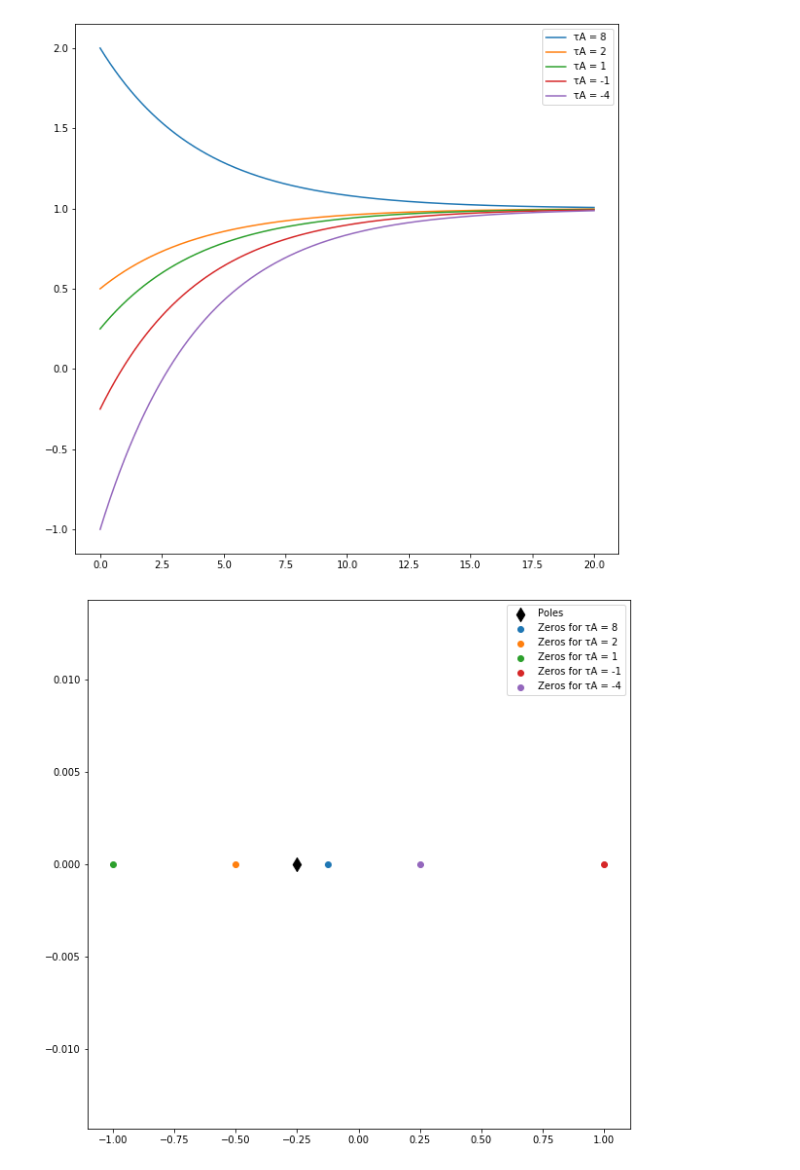
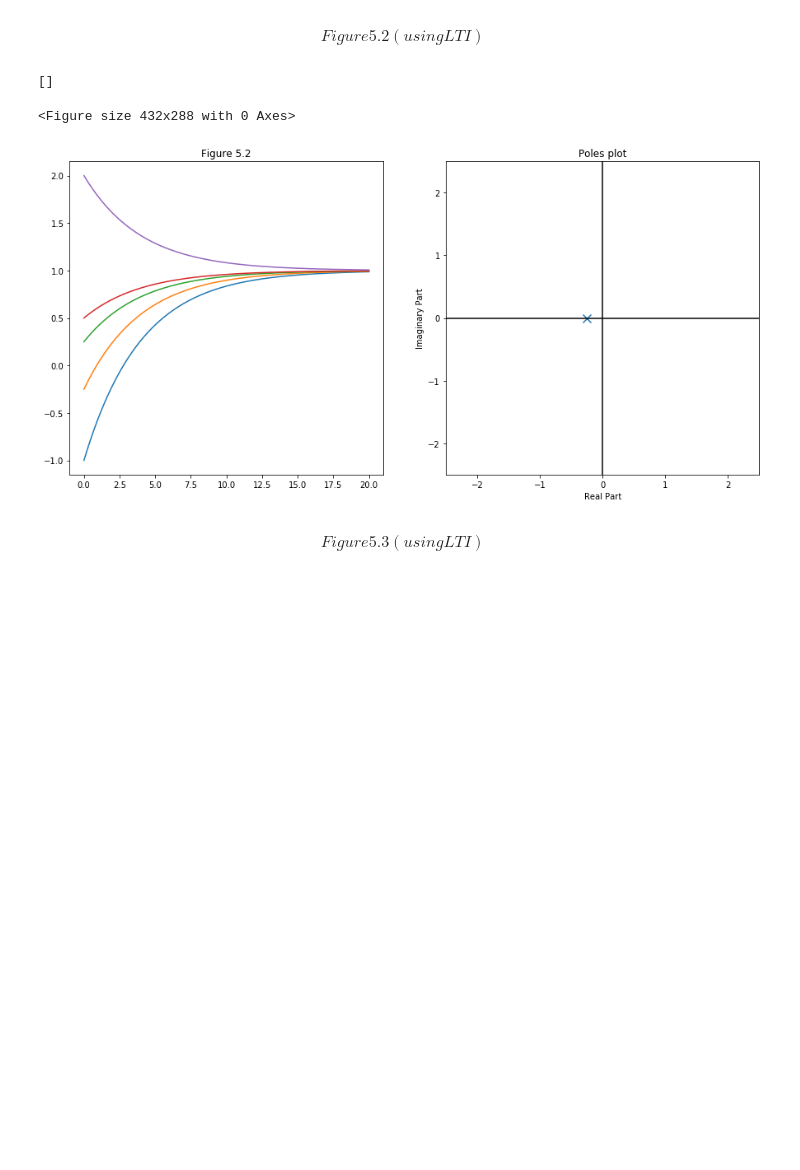
Before and after one commit to Broch76/CPN321, a Jupyter notebook: Tutorials 2019/Numerator Dynamics.ipynb, the cells around one changed output. Saved outputs shown, nothing was run; the diff lists cells and outputs as text; code cells hidden in the pictures; blank space fills up the shorter version.

```diff
--- a/Tutorials 2019/Numerator Dynamics.ipynb
+++ b/Tutorials 2019/Numerator Dynamics.ipynb
@@ -7,0 +19,4 @@ import numpy
+# %%
+τa = [-4, -1, 1, 2, 8]
+# %%
+τ1 = 4
@@ -7,0 +140,2 @@ import numpy
+# %% [markdown]
+$$Figure 5.2 (using LTI)$$
@@ -8,5 +146,34 @@ import numpy
+# %%
+G=[]
+for a in τa:
+    numerator = [K*M*a, K*M]
+    denominator = [τ1, 1]
+    G0 = scipy.signal.lti(numerator, denominator)
+    G.append(G0)
 # %%
-def plotstep(G, name = ""):
+def plotstep(G):
     _, ys_step = G.step(T=ts)
-    plt.plot(ts, ys_step, label = name);
+    plt.plot(ts, ys_step);
+# %%
+plt.figure(3)
+plt.figure(figsize=(15,7))
+plt.subplot(1,2,1)
+plt.title('Figure 5.2')
+for i in G:
+    plotstep(i)
+plt.subplot(1,2,2)
+plt.title('Poles plot')
+plt.scatter(-1/τ1, 0, marker='x', s=100,label='-1/τ1')
+plt.axhline(0, color='black')
+plt.axvline(0, color='black')
+plt.axis([-2.5, 2.5, -2.5, 2.5])
+plt.ylabel('Imaginary Part')
+plt.xlabel('Real Part')
+plt.plot()
+# %% [output]
+[]
+<Figure size 432x288 with 0 Axes>
+[figure, added]
+# %% [markdown]
+$$Figure 5.3 (using LTI)$$
 # %%
@@ -14,32 +180,0 @@ ts = numpy.linspace(0,20,1001)
-# %%
-tau_a_span = [8 , 2, 1, -1, -4]
-tau = 4
-
-plt.figure(1,figsize=(10,10))
-plt.figure(2,figsize=(10,10))
-
-tau_a = tau_a_span[0]
-
-num = ( tau_a, 1)
-den = ( tau, 1)
-func = scipy.signal.lti(num, den)
-
-plt.figure(2)
-poles = func.poles
-plt.scatter( poles.real, poles.imag, marker = "d", color = "black", label = "Poles", s =100)
-
-for tau_a in tau_a_span:
-    plt.figure(1)
-    num = ( tau_a, 1)
-    den = ( tau, 1)
-    func = scipy.signal.lti(num, den)
-    plotstep(func, "τA = " + str(tau_a))
-    plt.legend(loc = "best")
-
-    plt.figure(2)
-    zeroes = func.zeros
-    plt.scatter( zeroes.real, zeroes.imag, label = "Zeros for τA = " + str(tau_a))
-    plt.legend( loc = "best")
-# %% [output]
-[figure, removed]
-[figure, removed]
```
Also changed, not shown: parts of 29 cells of this notebook, 4 other files.
